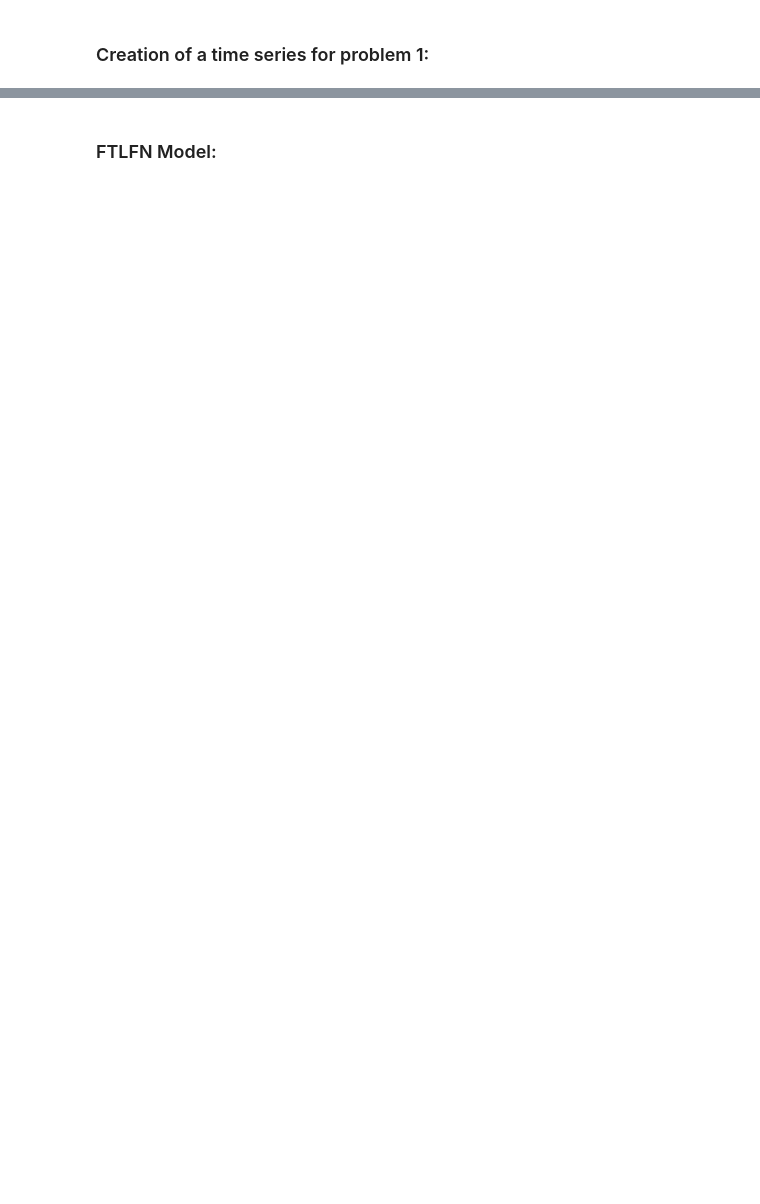
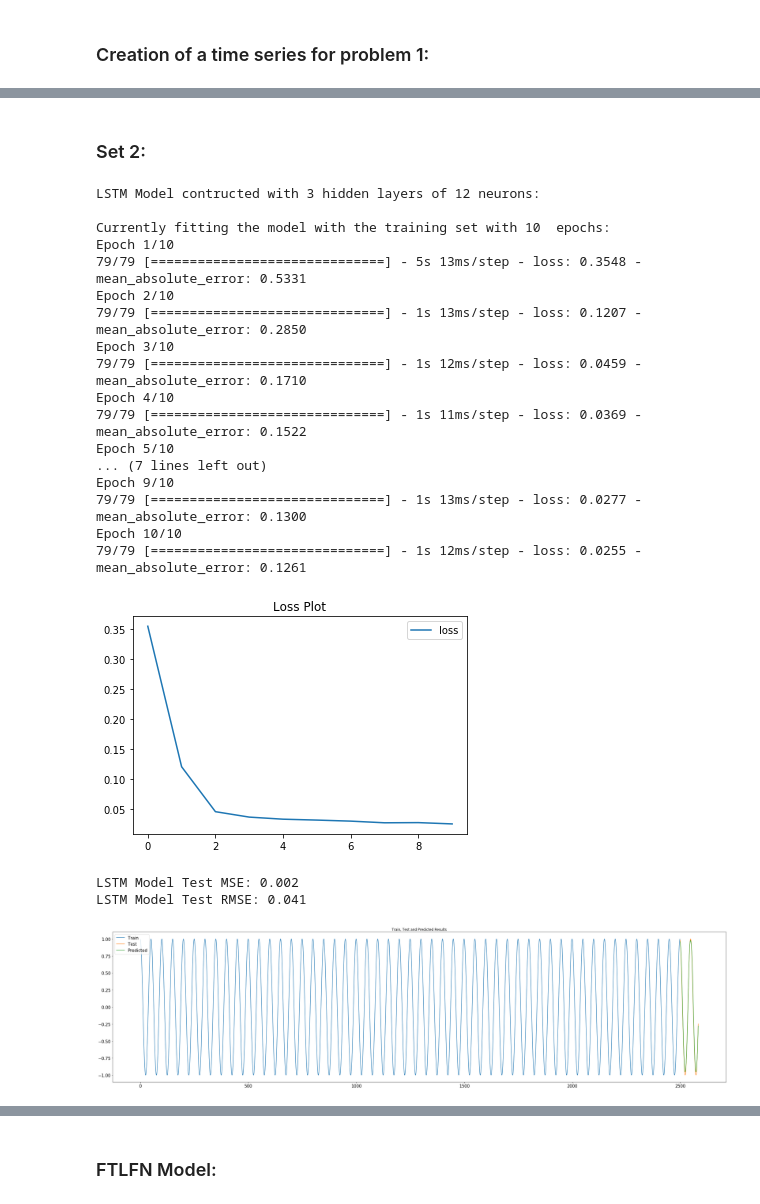
Before and after one commit to ray2g/Advanced-Machine-Learning-Projects, a Jupyter notebook: Assig_7/Assig7.ipynb, the cells around one changed output, grey strips where cells are left out. Drawn from its saved outputs; the diff is of its cells as text; code cells hidden in the pictures; blank space fills up the shorter version.

```diff
--- a/Assig_7/Assig7.ipynb
+++ b/Assig_7/Assig7.ipynb
@@ -42,0 +42,10 @@ for i in range(len(sin)):
+# %%
+X = []
+y = []
+
+for i in range(lag, 4999):
+   X.append(sin[i-lag:i])
+   y.append(sin[i])
+
+X = np.expand_dims(X, axis = 2)
+y = np.array(y)
@@ -42,0 +54,23 @@ for i in range(len(sin)):
+# %%
+X_train_1 = X[:2400]
+y_train_1 = y[:2400]
+X_test_1  = X[2401:2501]
+y_test_1  = y[2401:2501]
+
+X_train_2 = X[2401:4900]
+y_train_2 = y[2401:4900]
+X_test_2  = X[4901:-1]
+y_test_2  = y[4901:-1]
+
+print("Shape of sets: \n")
+print("--> First Train and Test sets:")
+print("X_train_1: ", X_train_1.shape)
+print("y_train_1: ", y_train_1.shape)
+print("X_test_1: ", X_test_1.shape)
+print("y_test_1: ", y_test_1.shape,"\n")
+
+print("--> Second Train and Test sets:")
+print("X_train_2: ", X_train_2.shape)
+print("y_train_2: ", y_train_2.shape)
+print("X_test_2: ", X_test_2.shape)
+print("y_test_2: ", y_test_2.shape)
@@ -42,0 +177,26 @@ for i in range(len(sin)):
+# %% [markdown]
+### Set 2:
+# %%
+lstm(X_train_2, y_train_2, X_test_2, y_test_2, 10)
+# %% [output]
+LSTM Model contructed with 3 hidden layers of 12 neurons:
+
+Currently fitting the model with the training set with 10  epochs:
+Epoch 1/10
+79/79 [==============================] - 5s 13ms/step - loss: 0.3548 - mean_absolute_error: 0.5331
+Epoch 2/10
+79/79 [==============================] - 1s 13ms/step - loss: 0.1207 - mean_absolute_error: 0.2850
+Epoch 3/10
+79/79 [==============================] - 1s 12ms/step - loss: 0.0459 - mean_absolute_error: 0.1710
+Epoch 4/10
+79/79 [==============================] - 1s 11ms/step - loss: 0.0369 - mean_absolute_error: 0.1522
+Epoch 5/10
+... (7 lines left out)
+Epoch 9/10
+79/79 [==============================] - 1s 13ms/step - loss: 0.0277 - mean_absolute_error: 0.1300
+Epoch 10/10
+79/79 [==============================] - 1s 12ms/step - loss: 0.0255 - mean_absolute_error: 0.1261
+[figure, added]
+LSTM Model Test MSE: 0.002
+LSTM Model Test RMSE: 0.041
+[figure, added]
```
Also changed, not shown: parts of 22 cells of this notebook.
